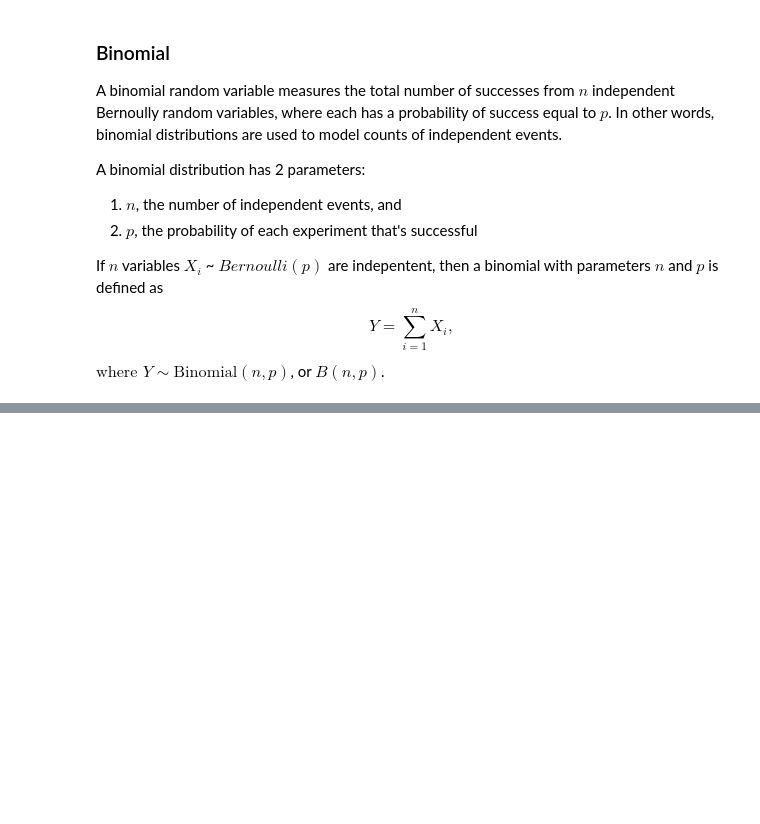
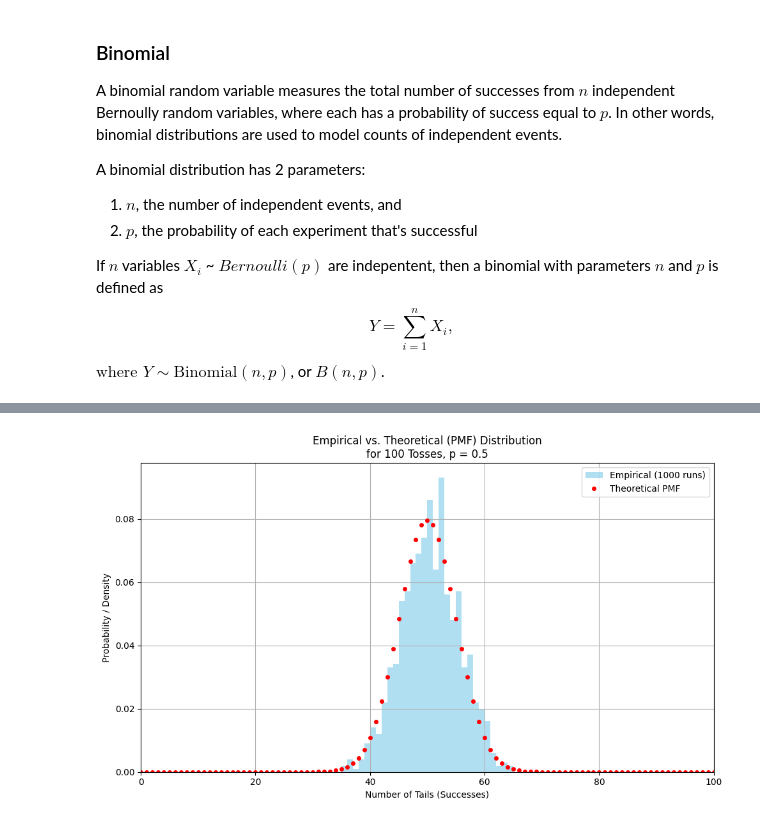
Before and after one commit to bencebaumann/prelim_frm_L1_playground, a Jupyter notebook: FRM_L1/FRM_L1_QUANTITATIVE_ANALYSIS/CH3_COMMON_UNIVARIATE_RANDOM_VARIABLES/ch_3_notes.ipynb, the cells around one changed output, grey strips where cells are left out. Cells and saved outputs as stored; diff of their text form; code cells hidden in the pictures; blank space fills up the shorter version.

```diff
--- a/FRM_L1/FRM_L1_QUANTITATIVE_ANALYSIS/CH3_COMMON_UNIVARIATE_RANDOM_VARIABLES/ch_3_notes.ipynb
+++ b/FRM_L1/FRM_L1_QUANTITATIVE_ANALYSIS/CH3_COMMON_UNIVARIATE_RANDOM_VARIABLES/ch_3_notes.ipynb
@@ -152,0 +272,12 @@ p=0.4 n=1000 results statistics:
+# %%
+# --------------- Let's capture the setup --------------
+p_heads: float = 0.5                 # P(Heads)
+p_tails: float = 1 - p_heads         # P(Tails)
+n:int = 2                            # Tosses
+# This can be written as a Bernoulli, since coin tosses have 2 outcomes
+for toss in range(n):
+    outcome = Bernoulli(p_heads)     # Representing Heads event as "successful experiment"
+    if outcome == True:
+        print(f"n = {toss+1}: Heads")
+    else:
+        print(f"n = {toss+1}: Tails")
@@ -152,0 +378,28 @@ p=0.4 n=1000 results statistics:
+# %%
+# Parameters
+n = 100
+p = 0.5
+
+# --- Theoretical PMF ---
+pmf = PMF_B(n, p)
+Y_vals = np.array([item[0] for item in pmf])
+prob_vals = np.array([item[1] for item in pmf])
+
+# --- Empirical Distribution: 1000 rounds of 100 tosses ---
+simulations = 1000
+sim_results = [B(n, p) for _ in range(simulations)]
+
+plt.figure(figsize=(10,6))
+plt.hist(sim_results, bins=30, color='skyblue', alpha=0.65, density=True, label='Empirical (1000 runs)')
+plt.plot(Y_vals, prob_vals, 'ro', markersize=4, label='Theoretical PMF')
+
+plt.xlabel('Number of Tails (Successes)')
+plt.ylabel('Probability / Density')
+plt.title('Empirical vs. Theoretical (PMF) Distribution\nfor 100 Tosses, p = 0.5')
+plt.legend()
+plt.xlim(0, n)
+plt.grid(True)
+plt.tight_layout()
+plt.show()
+# %% [output]
+[figure, added]
```
Also changed, not shown: parts of 22 cells of this notebook.
